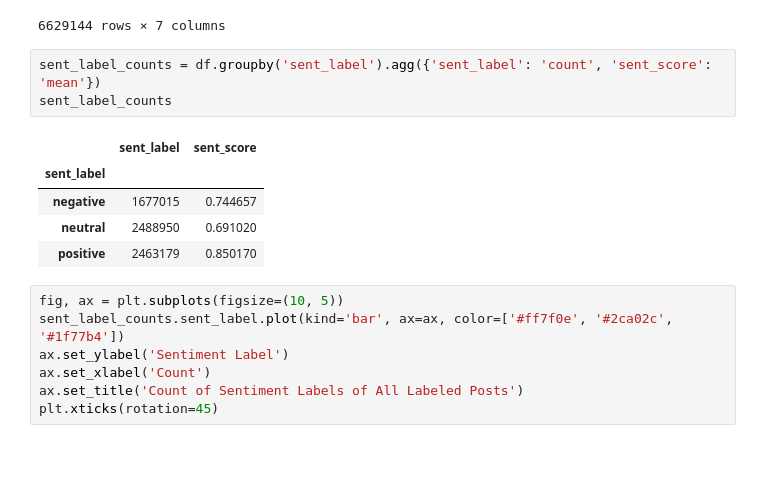
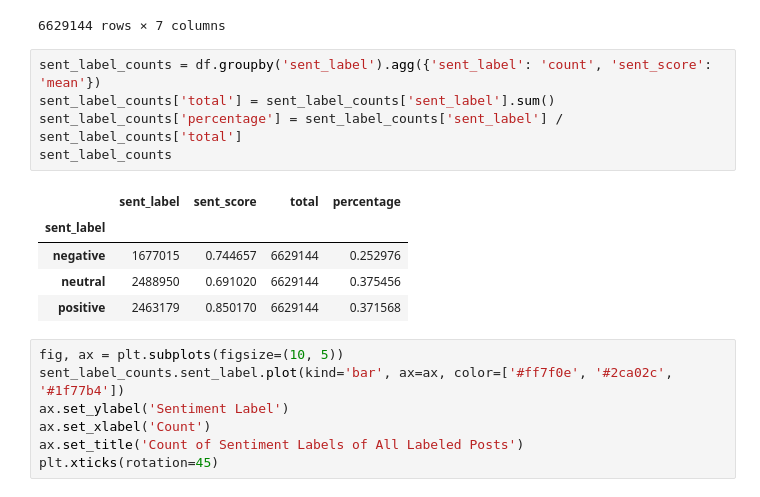
Before and after one commit to mmmbarendse/opensky, a Jupyter notebook: notebooks/17_general_sents_over_time.ipynb, the cells around one changed output. Saved outputs shown, nothing was run; the diff lists cells and outputs as text; blank space fills up the shorter version.

```diff
--- a/notebooks/17_general_sents_over_time.ipynb
+++ b/notebooks/17_general_sents_over_time.ipynb
@@ -64,13 +64,15 @@ df
 6629144 rows × 7 columns
 # %%
 sent_label_counts = df.groupby('sent_label').agg({'sent_label': 'count', 'sent_score': 'mean'})
+sent_label_counts['total'] = sent_label_counts['sent_label'].sum()
+sent_label_counts['percentage'] = sent_label_counts['sent_label'] / sent_label_counts['total']
 sent_label_counts
 # %% [output]
-|  | sent_label | sent_score |
-| sent_label |  |  |
-| negative | 1677015 | 0.744657 |
-| neutral | 2488950 | 0.691020 |
-| positive | 2463179 | 0.850170 |
+|  | sent_label | sent_score | total | percentage |
+| sent_label |  |  |  |  |
+| negative | 1677015 | 0.744657 | 6629144 | 0.252976 |
+| neutral | 2488950 | 0.691020 | 6629144 | 0.375456 |
+| positive | 2463179 | 0.850170 | 6629144 | 0.371568 |
 # %%
 fig, ax = plt.subplots(figsize=(10, 5))
 sent_label_counts.sent_label.plot(kind='bar', ax=ax, color=['#ff7f0e', '#2ca02c', '#1f77b4'])
```
Also changed, not shown: 6 other files.
